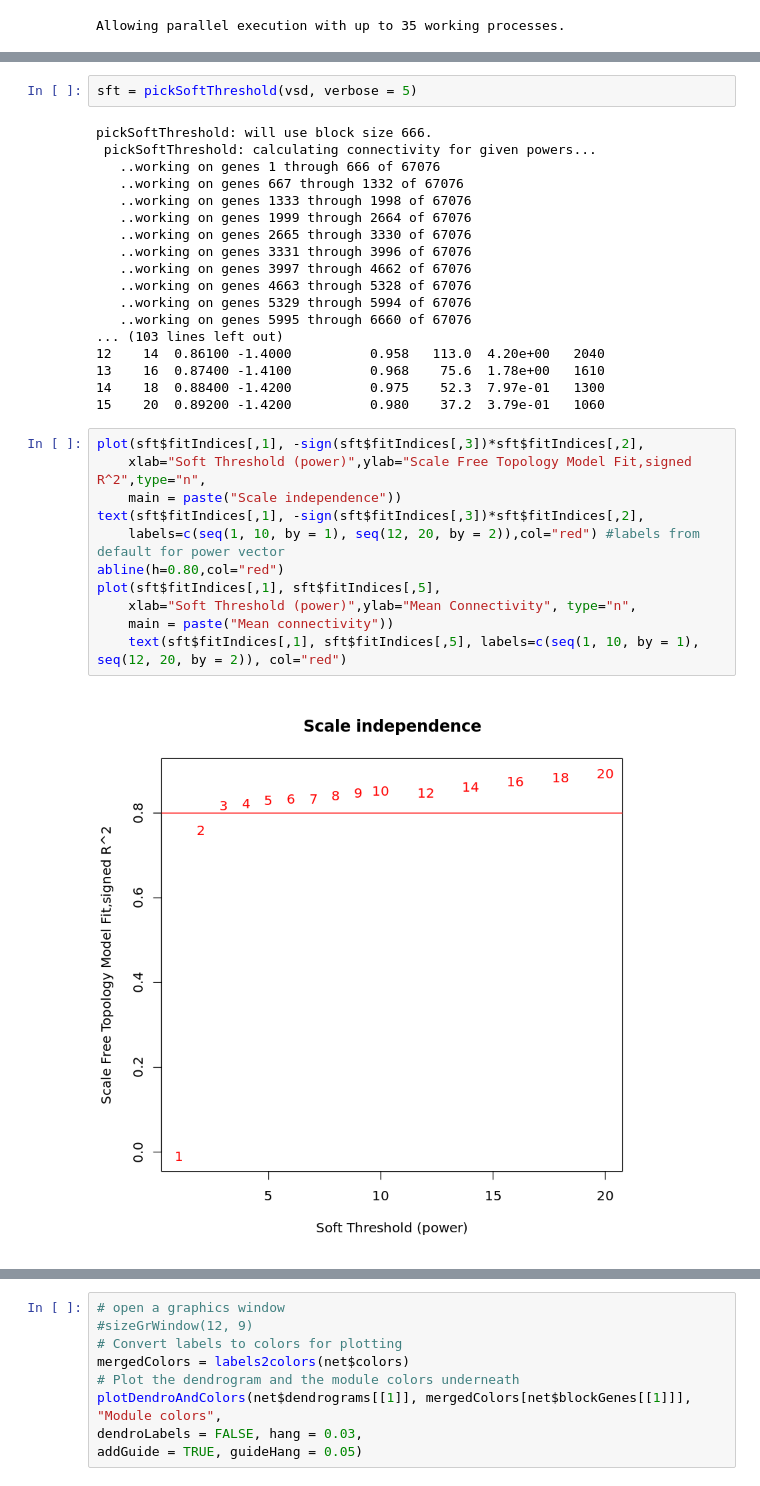
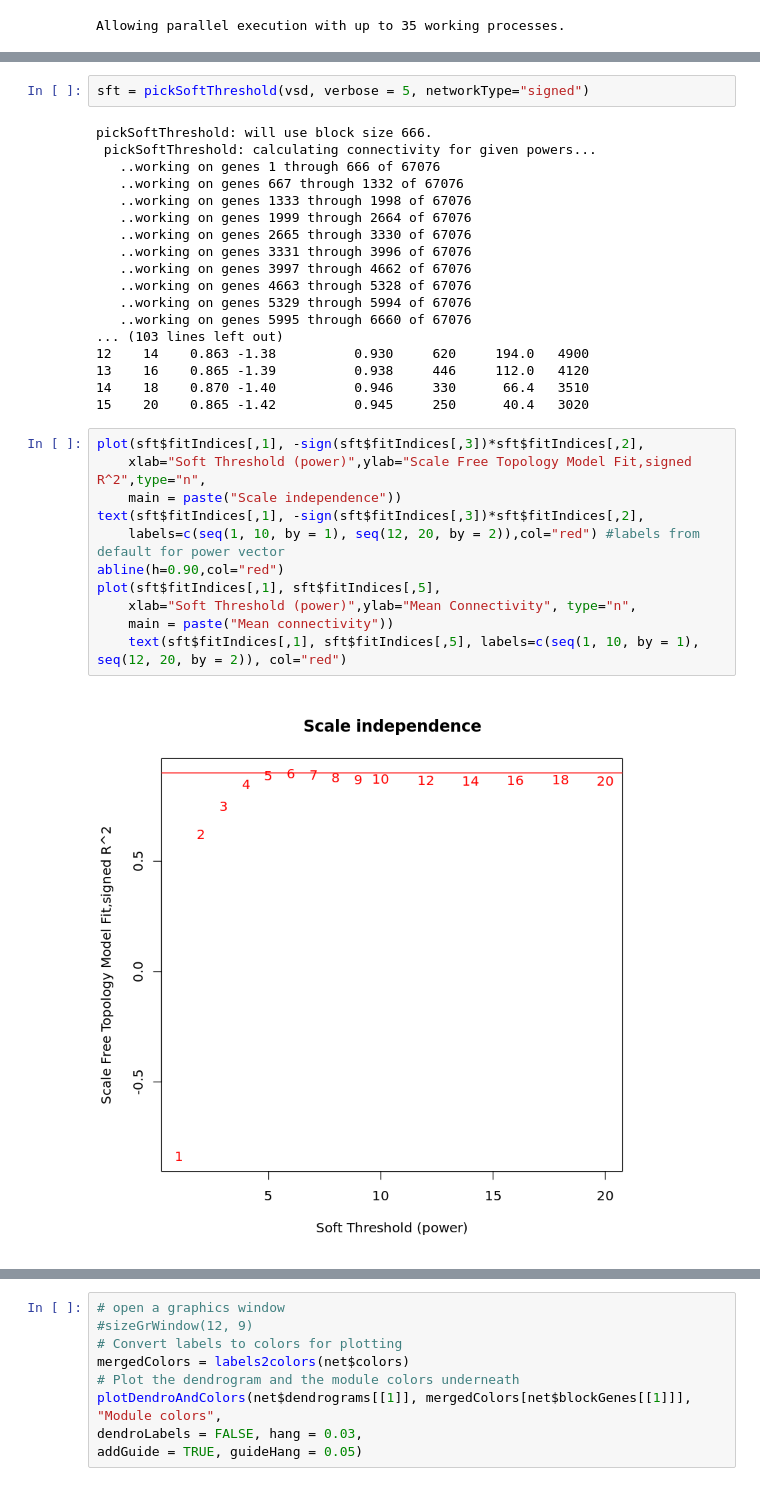
Before and after one commit to tepoltlab/RhithroLoxo_DE, a Jupyter notebook: juptyer_notebooks/WGCNA.ipynb, the cells around one changed output, grey strips where cells are left out. Cells and saved outputs as stored; diff of their text form.

```diff
--- a/juptyer_notebooks/WGCNA.ipynb
+++ b/juptyer_notebooks/WGCNA.ipynb
@@ -136,5 +146,5 @@ Then we'll start with actually performing these calculations. Note that these re
 # %%
-sft = pickSoftThreshold(vsd, verbose = 5)
+sft = pickSoftThreshold(vsd, verbose = 5, networkType="signed")
 # %% [output]
 pickSoftThreshold: will use block size 666.
  pickSoftThreshold: calculating connectivity for given powers...
@@ -149,20 +159,20 @@ pickSoftThreshold: will use block size 666.
    ..working on genes 5329 through 5994 of 67076
    ..working on genes 5995 through 6660 of 67076
 ... (103 lines left out)
-12    14  0.86100 -1.4000          0.958   113.0  4.20e+00   2040
-13    16  0.87400 -1.4100          0.968    75.6  1.78e+00   1610
-14    18  0.88400 -1.4200          0.975    52.3  7.97e-01   1300
-15    20  0.89200 -1.4200          0.980    37.2  3.79e-01   1060
+12    14    0.863 -1.38          0.930     620     194.0   4900
+13    16    0.865 -1.39          0.938     446     112.0   4120
+14    18    0.870 -1.40          0.946     330      66.4   3510
+15    20    0.865 -1.42          0.945     250      40.4   3020
 # %%
 plot(sft$fitIndices[,1], -sign(sft$fitIndices[,3])*sft$fitIndices[,2],
     xlab="Soft Threshold (power)",ylab="Scale Free Topology Model Fit,signed R^2",type="n",
     main = paste("Scale independence"))
 text(sft$fitIndices[,1], -sign(sft$fitIndices[,3])*sft$fitIndices[,2],
     labels=c(seq(1, 10, by = 1), seq(12, 20, by = 2)),col="red") #labels from default for power vector
-abline(h=0.80,col="red")
+abline(h=0.90,col="red")
 plot(sft$fitIndices[,1], sft$fitIndices[,5],
     xlab="Soft Threshold (power)",ylab="Mean Connectivity", type="n",
     main = paste("Mean connectivity"))
     text(sft$fitIndices[,1], sft$fitIndices[,5], labels=c(seq(1, 10, by = 1), seq(12, 20, by = 2)), col="red")
 # %% [output]
-[figure, old version]
+[figure, new version]
```
Also changed, not shown: parts of 10 cells of this notebook, 1 other file.
